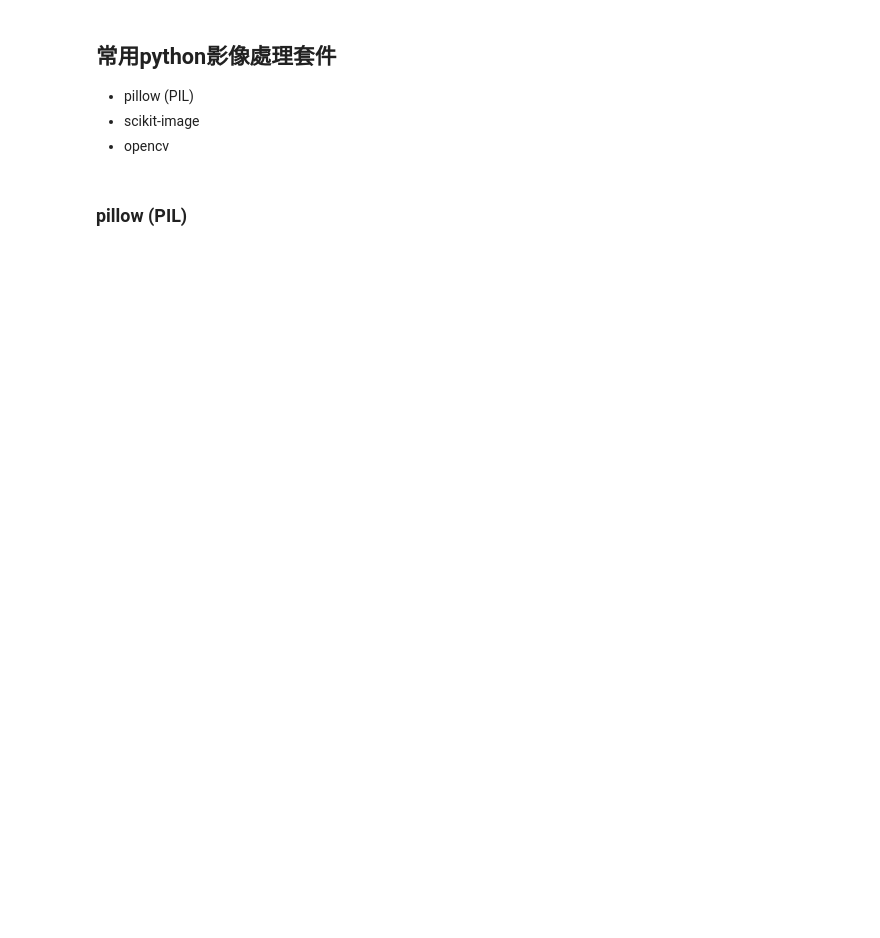
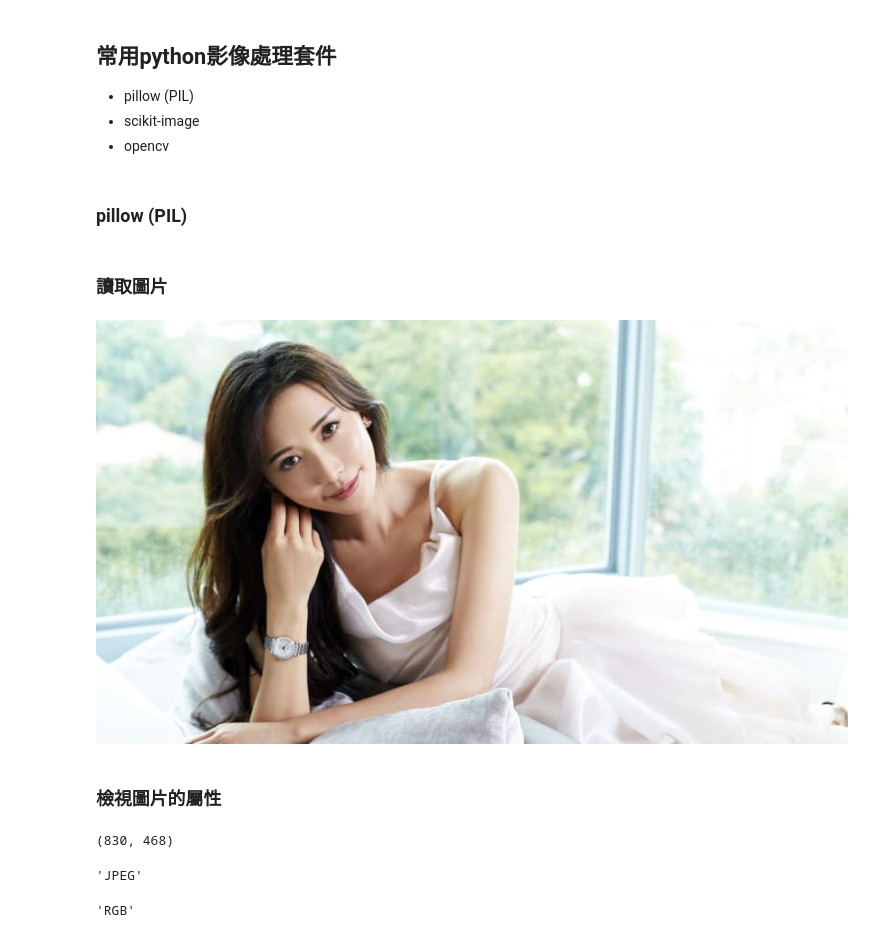
Before and after one commit to vcdemy/20240806, a Jupyter notebook: 20240807影像處理簡介.ipynb, the cells around one changed output. Drawn from its saved outputs; the diff is of its cells as text; code cells hidden in the pictures; blank space fills up the shorter version.

```diff
--- a/20240807影像處理簡介.ipynb
+++ b/20240807影像處理簡介.ipynb
@@ -110,3 +134,5 @@ for i in soup.select('img.embed__img'):
 * opencv
 # %% [markdown]
 ### pillow (PIL)
+# %% [markdown]
+### 讀取圖片
@@ -112,0 +143,20 @@ for i in soup.select('img.embed__img'):
+# %%
+image = Image.open('lin.jpg')
+# %%
+image
+# %% [output]
+[figure, added]
+# %% [markdown]
+### 檢視圖片的屬性
+# %%
+image.size
+# %% [output]
+(830, 468)
+# %%
+image.format
+# %% [output]
+'JPEG'
+# %%
+image.mode
+# %% [output]
+'RGB'
```
Also changed, not shown: parts of 23 cells of this notebook.
